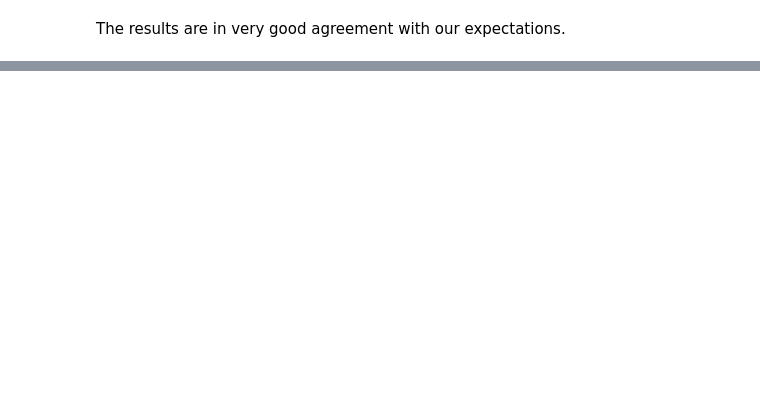
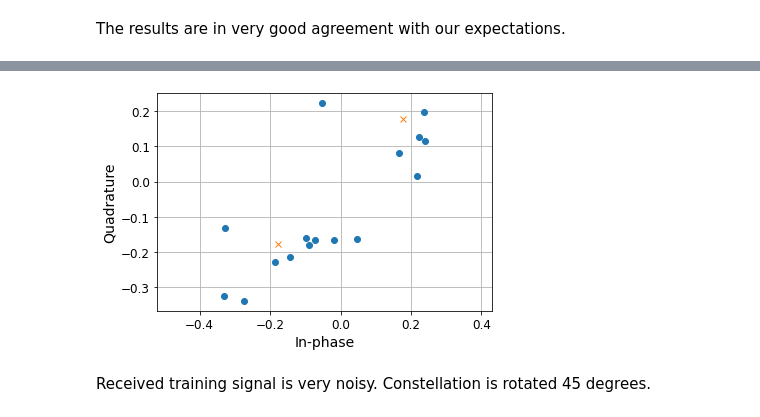
Before and after one commit to bepepa/digital_comms, a Jupyter notebook: 050_phasor_estimation.ipynb, the cells around one changed output, grey strips where cells are left out. Saved outputs shown, nothing was run; the diff lists cells and outputs as text; code cells hidden in the pictures; blank space fills up the shorter version.

```diff
--- a/050_phasor_estimation.ipynb
+++ b/050_phasor_estimation.ipynb
@@ -509,0 +575,27 @@ The results are in very good agreement with our expectations.
+# %%
+## Generate some data for testing - we generate MF outputs directly with pulse shaping,
+# filtering, and downsampling
+Np = 16
+Alphabet = np.array([1., -1])
+pn = random_symbols(Alphabet, Np) # Np training symbols
+
+# channel
+A = 0.25
+phi = np.pi/4
+X = A*np.exp(1j*phi)
+SNR_dB = 5
+SNR = 10**(SNR_dB/10)
+
+rn = X*pn + np.sqrt(0.5 * A**2/SNR) * (np.random.randn(len(pn)) + 1j*np.random.randn(len(pn)))
+# %%
+plt.plot(rn.real, rn.imag, 'o')
+plt.plot(np.real(X*Alphabet), np.imag(X*Alphabet), 'x')
+plt.grid()
+plt.axis('equal')
+plt.xlabel('In-phase')
+plt.ylabel('Quadrature')
+plt.show()
+# %% [output]
+[figure, added]
+# %% [markdown]
+Received training signal is very noisy. Constellation is rotated 45 degrees.
```
Also changed, not shown: parts of 18 cells of this notebook, 1 other file.
